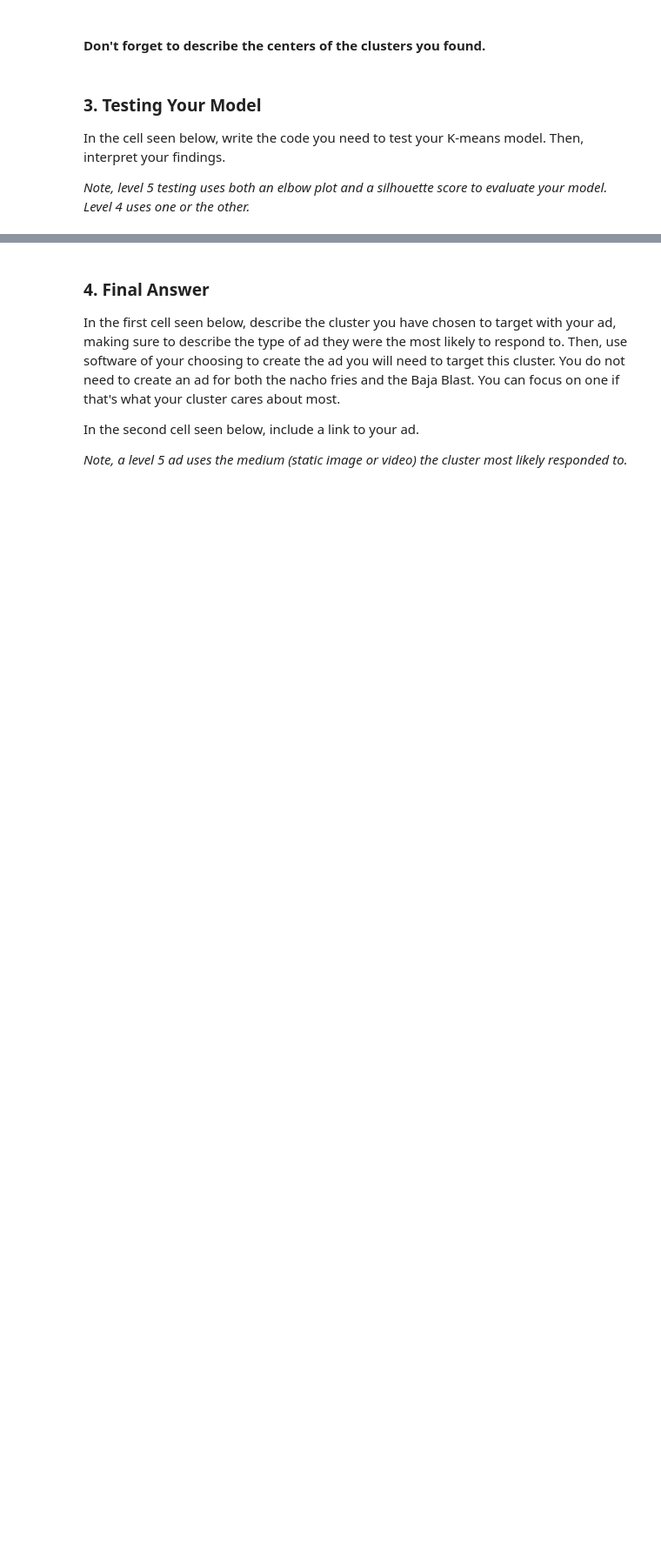
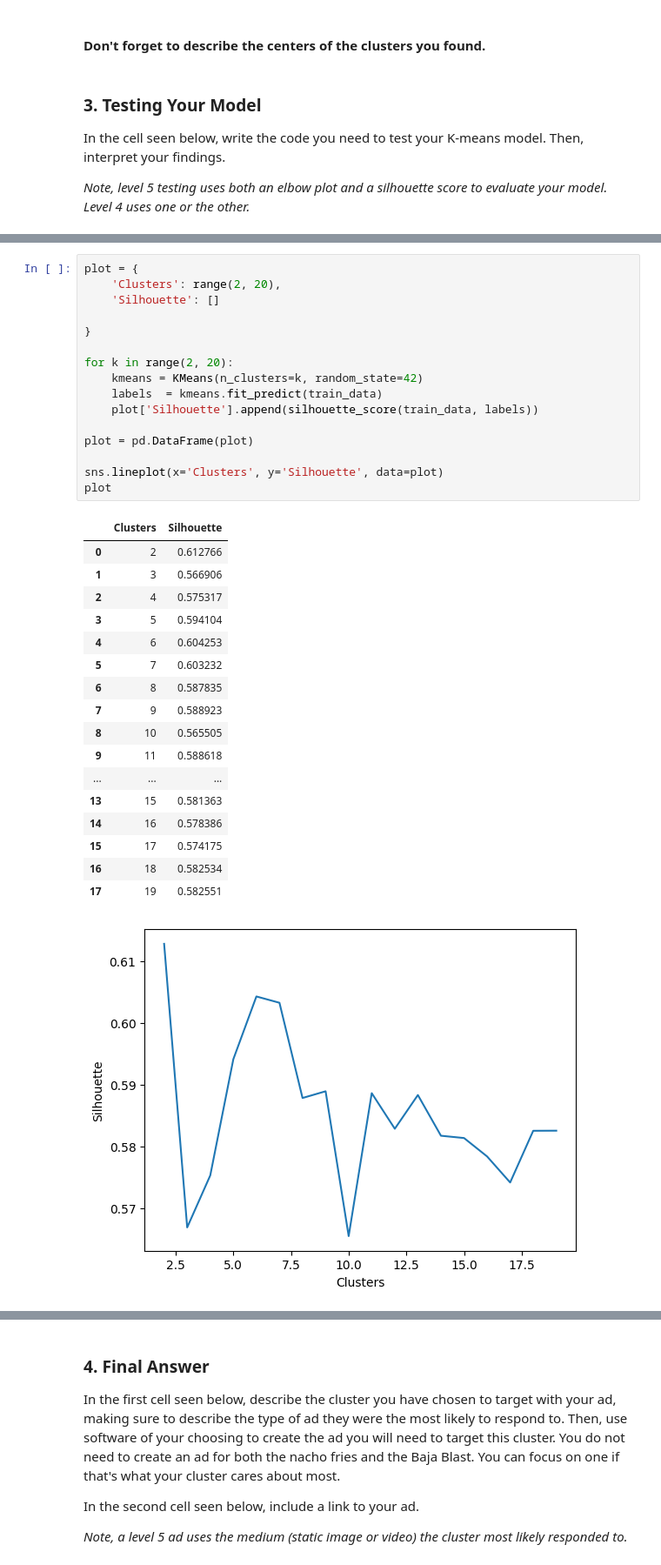
Before and after one commit to Google-Stein/Machine-Learning, a Jupyter notebook: Taco Bell/RFP_2_Template.ipynb, the cells around one changed output, grey strips where cells are left out. Shown at 87% size. Saved outputs shown, nothing was run; the diff lists cells and outputs as text; blank space fills up the shorter version.

```diff
--- a/Taco Bell/RFP_2_Template.ipynb
+++ b/Taco Bell/RFP_2_Template.ipynb
@@ -57,0 +132,35 @@ In the cell seen below, write the code you need to test your K-means model. Then
+# %%
+plot = {
+    'Clusters': range(2, 20),
+    'Silhouette': []
+
+}
+
+for k in range(2, 20):
+    kmeans = KMeans(n_clusters=k, random_state=42)
+    labels  = kmeans.fit_predict(train_data)
+    plot['Silhouette'].append(silhouette_score(train_data, labels))
+
+plot = pd.DataFrame(plot)
+
+sns.lineplot(x='Clusters', y='Silhouette', data=plot)
+plot
+# %% [output]
+|  | Clusters | Silhouette |
+| 0 | 2 | 0.612766 |
+| 1 | 3 | 0.566906 |
+| 2 | 4 | 0.575317 |
+| 3 | 5 | 0.594104 |
+| 4 | 6 | 0.604253 |
+| 5 | 7 | 0.603232 |
+| 6 | 8 | 0.587835 |
+| 7 | 9 | 0.588923 |
+| 8 | 10 | 0.565505 |
+| 9 | 11 | 0.588618 |
+| ... | ... | ... |
+| 13 | 15 | 0.581363 |
+| 14 | 16 | 0.578386 |
+| 15 | 17 | 0.574175 |
+| 16 | 18 | 0.582534 |
+| 17 | 19 | 0.582551 |
+[figure, added]
```
Also changed, not shown: parts of 17 cells of this notebook, 1 other file.
